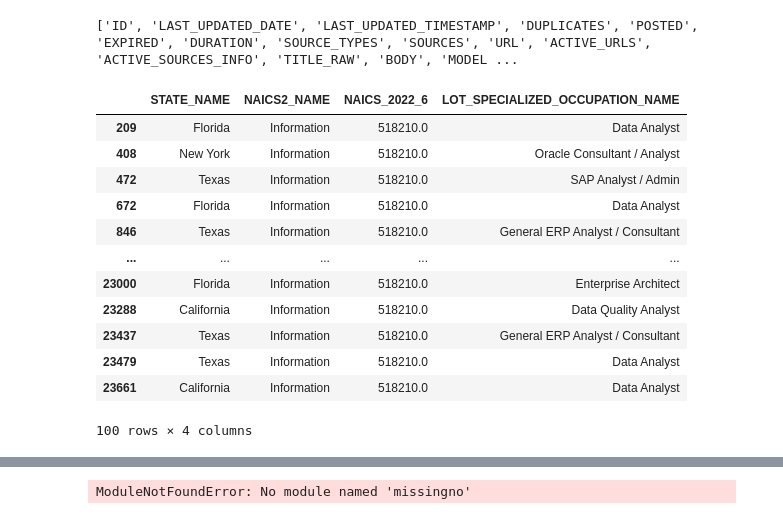
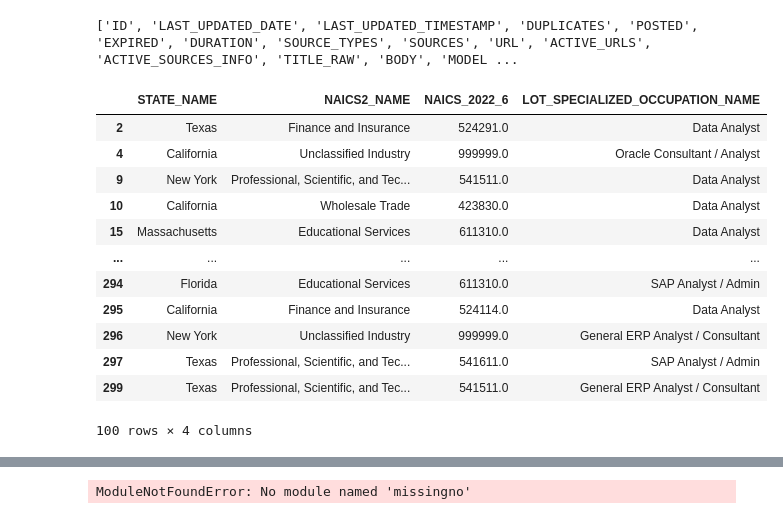
Before and after one commit to arocha0714/metad688-job-market-analysis-for-summer-2025-group2, a Jupyter notebook: geographic_analysis.ipynb, the cells around one changed output, grey strips where cells are left out. Saved outputs shown, nothing was run; the diff lists cells and outputs as text; code cells hidden in the pictures.

```diff
--- a/geographic_analysis.ipynb
+++ b/geographic_analysis.ipynb
@@ -72,24 +72,24 @@ print(df.columns.tolist())
 # %%
 # Filter for Boston, MA and Austin, TX
 selected_state = ['California', 'Florida', 'Massachusetts', 'Texas', 'New York']
 filtered_df = df[df['STATE_NAME'].isin(selected_state)]
 
 # Further filter for NAICS_2022_6 = 518210 and show relevant columns
-final_df = filtered_df[filtered_df['NAICS_2022_6'] == 518210]
+final_df = filtered_df[filtered_df['LOT_SPECIALIZED_OCCUPATION_NAME'].str.contains('analyst', case=False, na=False)]
 final_df[['STATE_NAME', 'NAICS2_NAME', 'NAICS_2022_6', 'LOT_SPECIALIZED_OCCUPATION_NAME']].head(100)
 # %% [output]
 |  | STATE_NAME | NAICS2_NAME | NAICS_2022_6 | LOT_SPECIALIZED_OCCUPATION_NAME |
-| 209 | Florida | Information | 518210.0 | Data Analyst |
-| 408 | New York | Information | 518210.0 | Oracle Consultant / Analyst |
-| 472 | Texas | Information | 518210.0 | SAP Analyst / Admin |
-| 672 | Florida | Information | 518210.0 | Data Analyst |
-| 846 | Texas | Information | 518210.0 | General ERP Analyst / Consultant |
+| 2 | Texas | Finance and Insurance | 524291.0 | Data Analyst |
+| 4 | California | Unclassified Industry | 999999.0 | Oracle Consultant / Analyst |
+| 9 | New York | Professional, Scientific, and Tec... | 541511.0 | Data Analyst |
+| 10 | California | Wholesale Trade | 423830.0 | Data Analyst |
+| 15 | Massachusetts | Educational Services | 611310.0 | Data Analyst |
 | ... | ... | ... | ... | ... |
-| 23000 | Florida | Information | 518210.0 | Enterprise Architect |
-| 23288 | California | Information | 518210.0 | Data Quality Analyst |
-| 23437 | Texas | Information | 518210.0 | General ERP Analyst / Consultant |
-| 23479 | Texas | Information | 518210.0 | Data Analyst |
-| 23661 | California | Information | 518210.0 | Data Analyst |
+| 294 | Florida | Educational Services | 611310.0 | SAP Analyst / Admin |
+| 295 | California | Finance and Insurance | 524114.0 | Data Analyst |
+| 296 | New York | Unclassified Industry | 999999.0 | General ERP Analyst / Consultant |
+| 297 | Texas | Professional, Scientific, and Tec... | 541611.0 | SAP Analyst / Admin |
+| 299 | Texas | Professional, Scientific, and Tec... | 541511.0 | General ERP Analyst / Consultant |
 100 rows × 4 columns
 # %%
 import matplotlib.pyplot as plt
```
Also changed, not shown: parts of 2 cells of this notebook.
